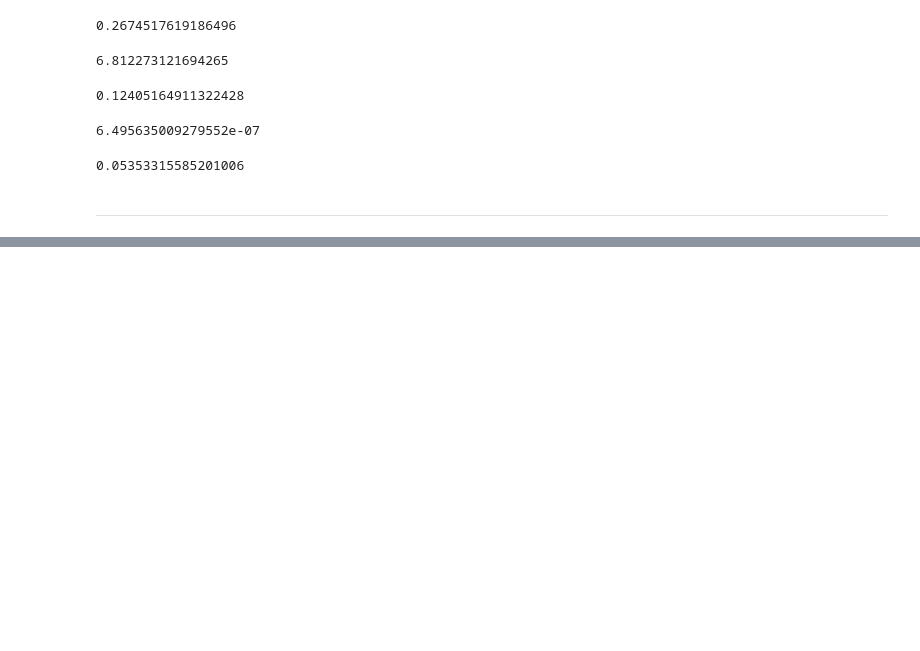
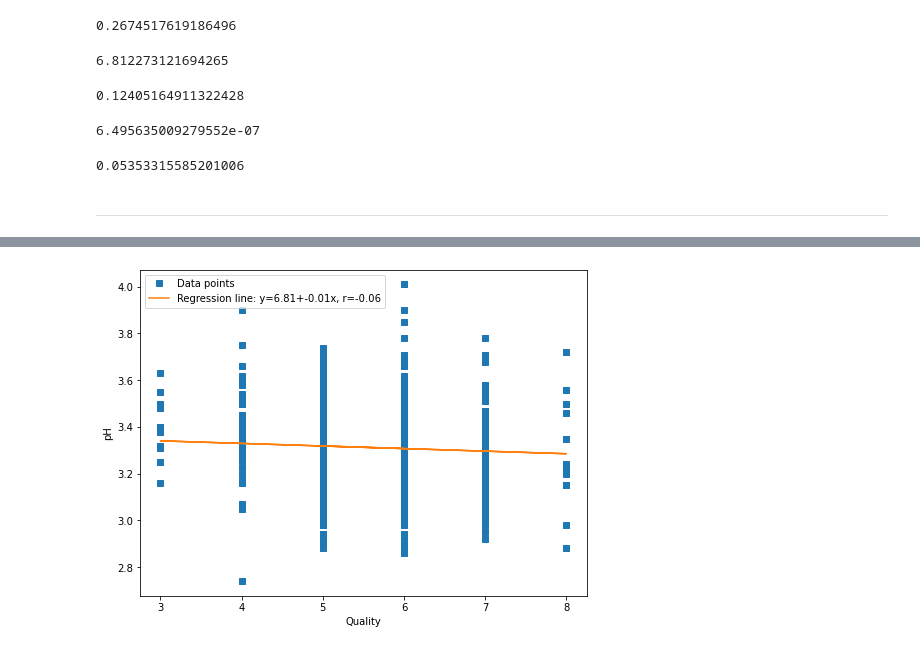
Before and after one commit to donalbuggy/MachStat_Autumn_2023_project, a Jupyter notebook: regression.ipynb, the cells around one changed output, grey strips where cells are left out. Saved outputs shown, nothing was run; the diff lists cells and outputs as text; code cells hidden in the pictures; blank space fills up the shorter version.

```diff
--- a/regression.ipynb
+++ b/regression.ipynb
@@ -195,3 +173,0 @@ wine_result1.stderr
-# %%
-x_wine = wine_data.quality
-y_wine = wine_data.density
@@ -212,0 +240,15 @@ wine_result1.pvalue
+# %%
+line = f'Regression line: y={wine_result1.intercept:.2f}+{wine_result2.slope:.2f}x, r={wine_result2.rvalue:.2f}'
+
+x = np.array(wine_data.quality)
+y = np.array(wine_data.pH)
+
+fig, ax = plt.subplots()
+ax.plot(x, y, linewidth=0, marker='s', label='Data points')
+ax.plot(x, wine_result2.intercept + wine_result2.slope * x_wine, label=line)
+ax.set_xlabel('Quality')
+ax.set_ylabel('pH')
+ax.legend(facecolor='white')
+plt.show()
+# %% [output]
+[figure, added]
```
Also changed, not shown: parts of 23 cells of this notebook.
